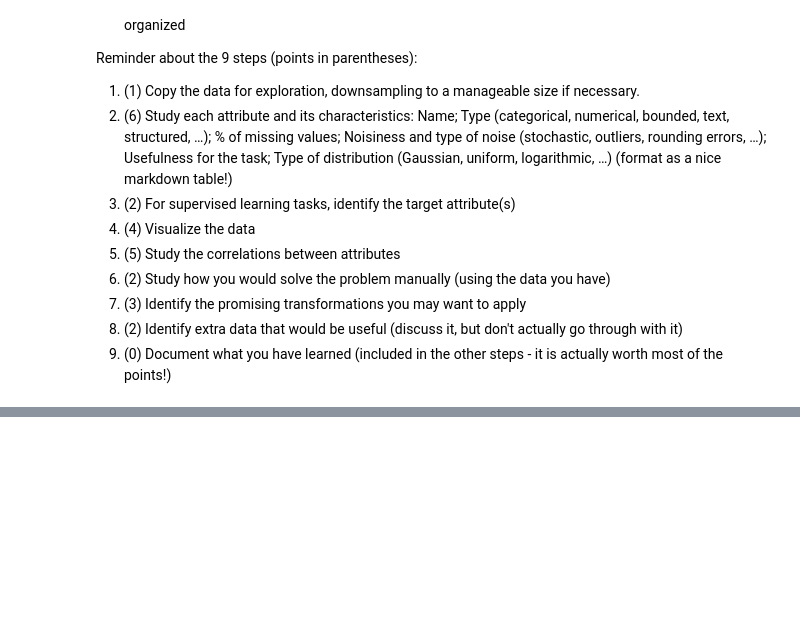
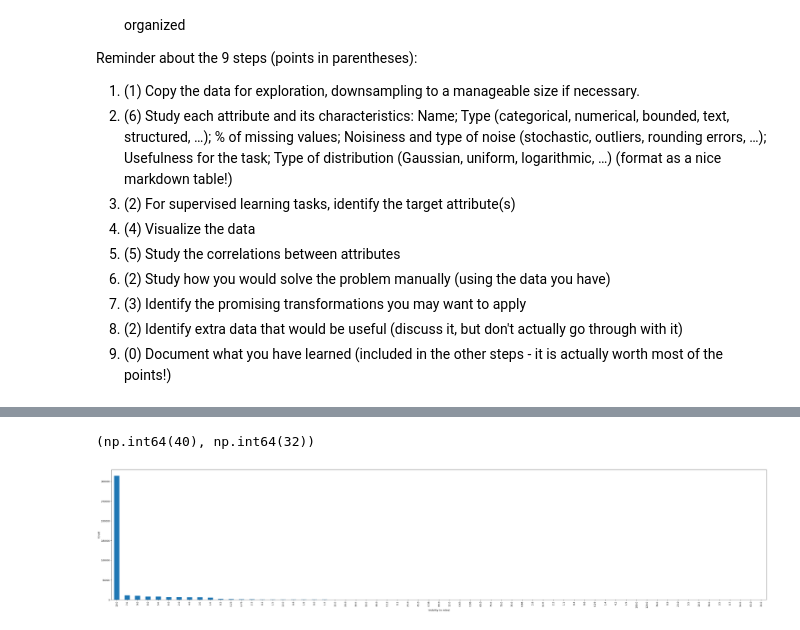
Before and after one commit to fuentesa02/MLFinalProject, a Jupyter notebook: Accidents.ipynb, the cells around one changed output, grey strips where cells are left out. Saved outputs shown, nothing was run; the diff lists cells and outputs as text; code cells hidden in the pictures; blank space fills up the shorter version.

```diff
--- a/Accidents.ipynb
+++ b/Accidents.ipynb
@@ -202,7 +203,7 @@ Stratification
 # %%
 # Binary classifier stratification for binary severity feature
 
-X = accidents
+X = accidents.drop(columns=['Severity_Binary'])
 y = accidents['Severity_Binary']
 
 # Split the dataset with stratification for classification
@@ -235,0 +429,10 @@ Reminder about the 9 steps (points in parentheses):
+# %%
+# Look at the distribution of Visibility
+counts = data["Visibility(mi)"].value_counts()
+counts.plot.bar(figsize=(50, 10))
+plt.xlabel("Visibility (in miles)")
+plt.ylabel("Count")
+((counts / len(data) * 100) < 0.05).sum(), ((counts / len(data) * 100) < 0.005).sum()
+# %% [output]
+(np.int64(40), np.int64(32))
+[figure, added]
```
Also changed, not shown: parts of 26 cells of this notebook.
